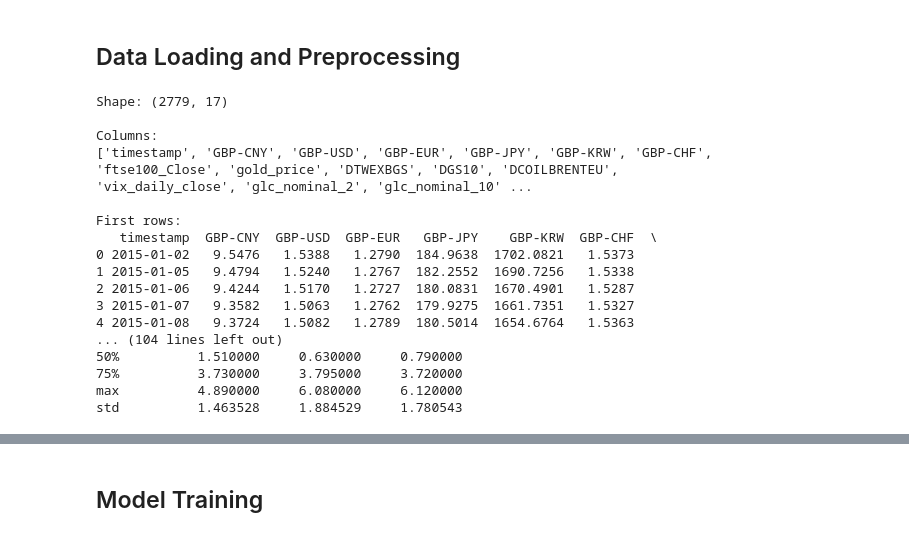
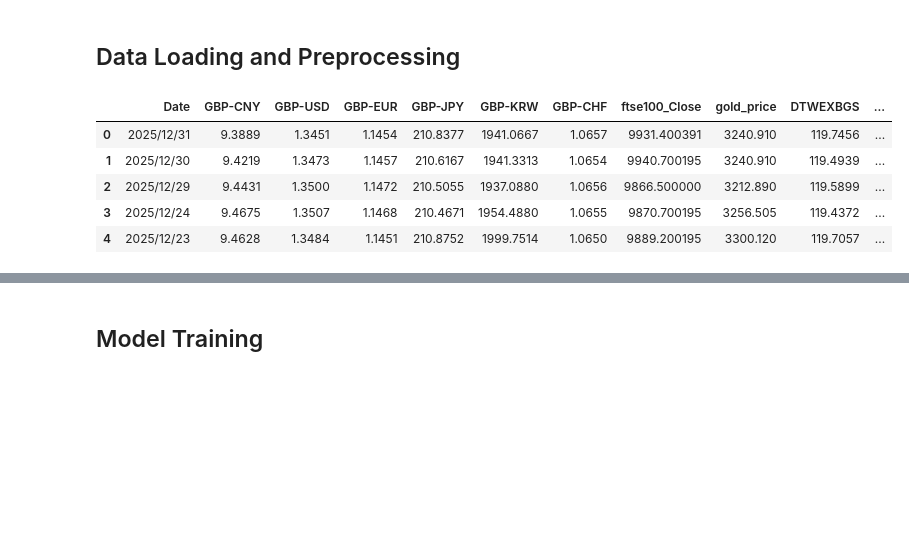
Before and after one commit to freyaxuu/COMP0197-group-project, a Jupyter notebook: notebooks/baseline_pipeline.ipynb, the cells around one changed output, grey strips where cells are left out. Drawn from its saved outputs; the diff is of its cells as text; code cells hidden in the pictures; blank space fills up the shorter version.

```diff
--- a/notebooks/baseline_pipeline.ipynb
+++ b/notebooks/baseline_pipeline.ipynb
@@ -6,32 +6,35 @@ PROJECT_ROOT = Path("..").resolve()
 sys.path.append(str(PROJECT_ROOT / "src"))
 DATA_PATH = PROJECT_ROOT / "data" / "raw" / "main_with_exo_2.csv"
 TARGET = "GBP-CNY"
+# %%
+import sys
+from pathlib import Path
+
+import numpy as np
+import pandas as pd
+import matplotlib.pyplot as plt
+
+PROJECT_ROOT = Path("..").resolve()
+SRC_DIR = PROJECT_ROOT / "src"
+
+if str(SRC_DIR) not in sys.path:
+    sys.path.append(str(SRC_DIR))
+
+from fx_forecasting.data.build_interim_dataset import build_interim_dataset, save_interim_dataset
+from fx_forecasting.data.preprocess_sequence import prepare_sequences_from_csv
+from fx_forecasting.data.inspect import inspect_data
 # %% [markdown]
 ## Data Loading and Preprocessing
 # %%
-from fx_forecasting.data.load import load_fx_csv
-from fx_forecasting.data.preprocess import prepare_fx_data
-from fx_forecasting.data.inspect import inspect_data
+# Load raw data
+raw_path = PROJECT_ROOT / "data" / "raw" / "fx_merged.csv"
+df_raw = pd.read_csv(raw_path)
 
-df = load_fx_csv(DATA_PATH, date_col='Date')
-
-# Inspect Data
-inspect_data(df)
+df_raw.head()
 # %% [output]
-Shape: (2779, 17)
-
-Columns:
-['timestamp', 'GBP-CNY', 'GBP-USD', 'GBP-EUR', 'GBP-JPY', 'GBP-KRW', 'GBP-CHF', 'ftse100_Close', 'gold_price', 'DTWEXBGS', 'DGS10', 'DCOILBRENTEU', 'vix_daily_close', 'glc_nominal_2', 'glc_nominal_10' ...
-
-First rows:
-   timestamp  GBP-CNY  GBP-USD  GBP-EUR   GBP-JPY    GBP-KRW  GBP-CHF  \
-0 2015-01-02   9.5476   1.5388   1.2790  184.9638  1702.0821   1.5373
-1 2015-01-05   9.4794   1.5240   1.2767  182.2552  1690.7256   1.5338
-2 2015-01-06   9.4244   1.5170   1.2727  180.0831  1670.4901   1.5287
-3 2015-01-07   9.3582   1.5063   1.2762  179.9275  1661.7351   1.5327
-4 2015-01-08   9.3724   1.5082   1.2789  180.5014  1654.6764   1.5363
-... (104 lines left out)
-50%          1.510000     0.630000     0.790000
-75%          3.730000     3.795000     3.720000
-max          4.890000     6.080000     6.120000
-std          1.463528     1.884529     1.780543
+|  | Date | GBP-CNY | GBP-USD | GBP-EUR | GBP-JPY | GBP-KRW | GBP-CHF | ftse100_Close | gold_price | DTWEXBGS | ... |
+| 0 | 2025/12/31 | 9.3889 | 1.3451 | 1.1454 | 210.8377 | 1941.0667 | 1.0657 | 9931.400391 | 3240.910 | 119.7456 | ... |
+| 1 | 2025/12/30 | 9.4219 | 1.3473 | 1.1457 | 210.6167 | 1941.3313 | 1.0654 | 9940.700195 | 3240.910 | 119.4939 | ... |
+| 2 | 2025/12/29 | 9.4431 | 1.3500 | 1.1472 | 210.5055 | 1937.0880 | 1.0656 | 9866.500000 | 3212.890 | 119.5899 | ... |
+| 3 | 2025/12/24 | 9.4675 | 1.3507 | 1.1468 | 210.4671 | 1954.4880 | 1.0655 | 9870.700195 | 3256.505 | 119.4372 | ... |
+| 4 | 2025/12/23 | 9.4628 | 1.3484 | 1.1451 | 210.8752 | 1999.7514 | 1.0650 | 9889.200195 | 3300.120 | 119.7057 | ... |
```
Also changed, not shown: parts of 5 cells of this notebook, 9 other files.
